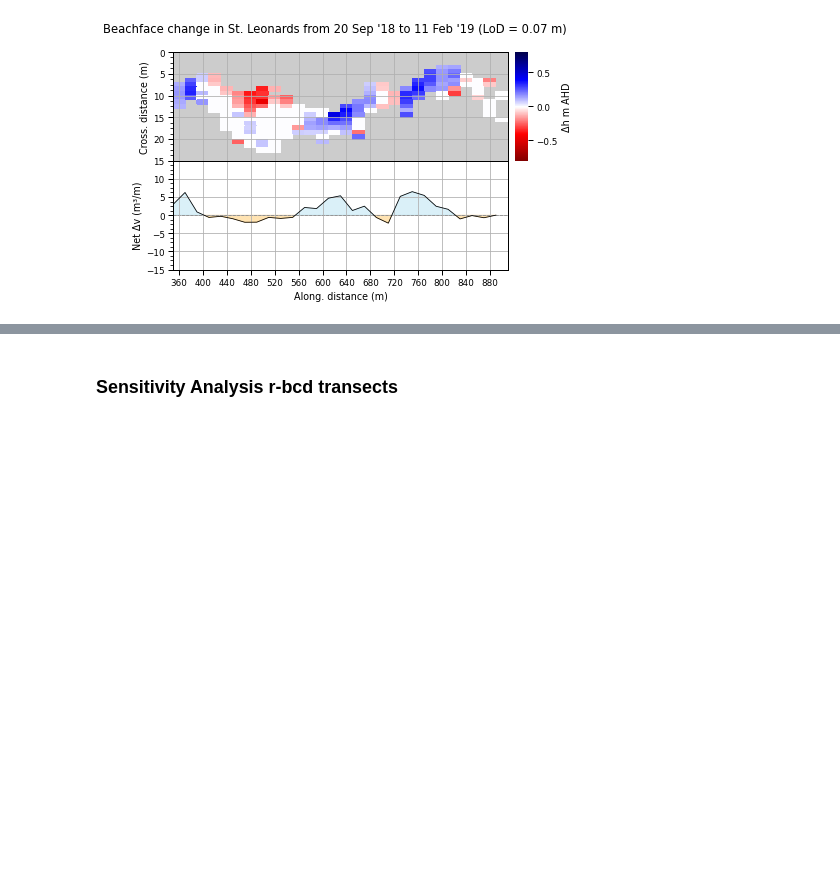
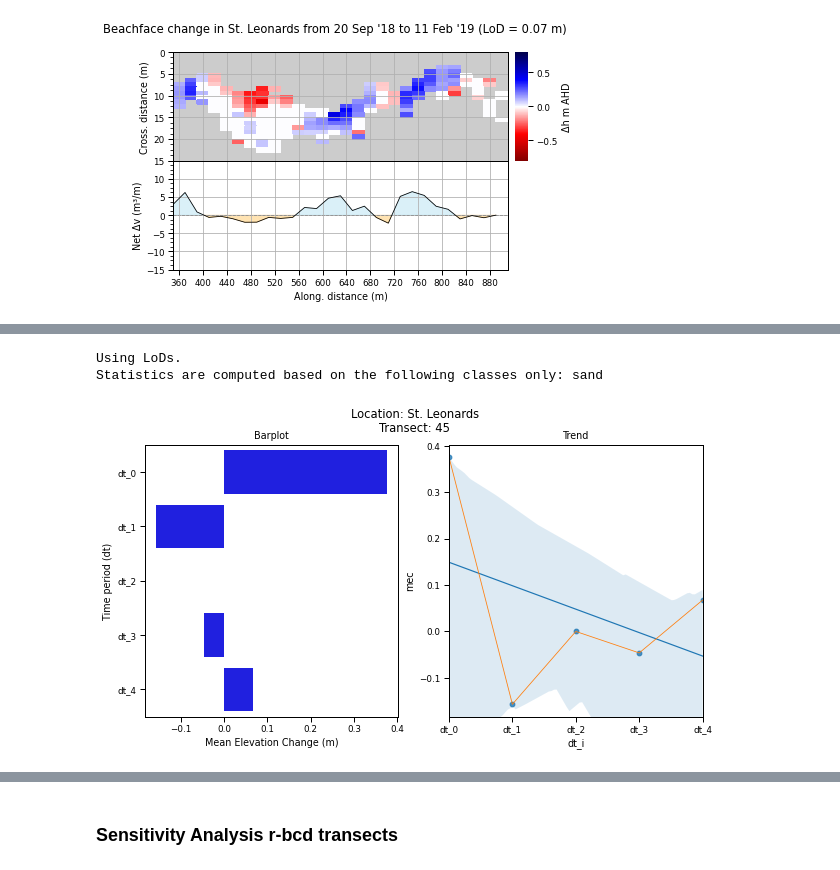
Before and after one commit to npucino/sandpyper, a Jupyter notebook: examples/Example_1_Profile_extraction-CLASS.ipynb, the cells around one changed output, grey strips where cells are left out. Saved outputs shown, nothing was run; the diff lists cells and outputs as text; code cells hidden in the pictures; blank space fills up the shorter version.

```diff
--- a/examples/Example_1_Profile_extraction-CLASS.ipynb
+++ b/examples/Example_1_Profile_extraction-CLASS.ipynb
@@ -337,0 +132,6 @@ D.dh_df.query("location=='mar' and dt=='dt_3'")
+# %%
+D.plot_transect_mecs('leo',tr_id=45, lod=D.lod_df)
+# %% [output]
+Using LoDs.
+Statistics are computed based on the following classes only: sand
+[figure, added]
```
Also changed, not shown: parts of 19 cells of this notebook, 1 other file.
